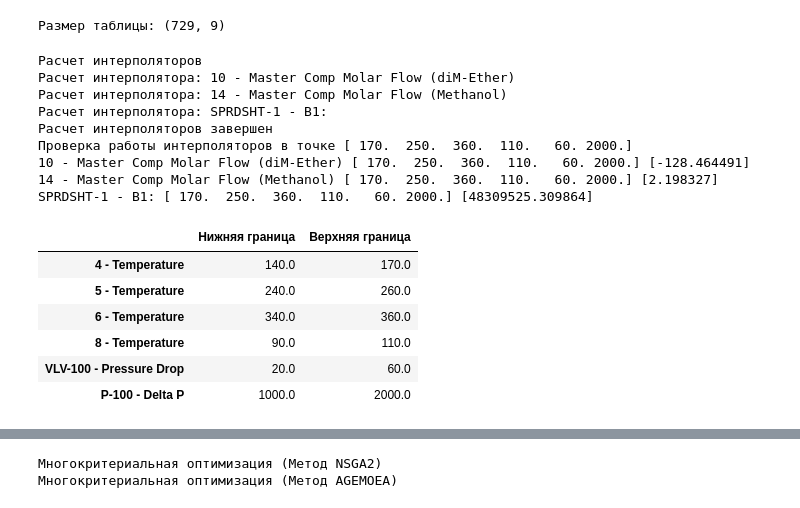
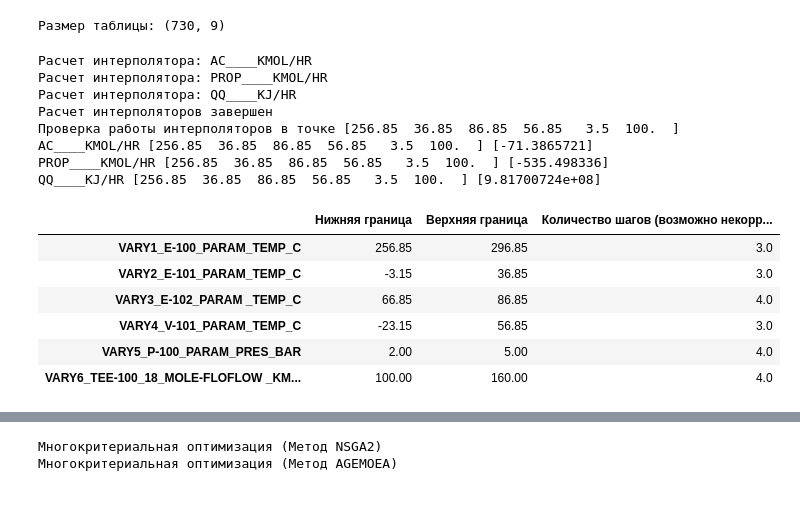
Before and after one commit to BanVacc/aspen_moo, a Jupyter notebook: optimization_linear_interp.ipynb, the cells around one changed output, grey strips where cells are left out. Drawn from its saved outputs; the diff is of its cells as text; code cells hidden in the pictures.

```diff
--- a/optimization_linear_interp.ipynb
+++ b/optimization_linear_interp.ipynb
@@ -1,14 +1,17 @@
+# %%
+# Параметры
+TASK = ['max', 'max', 'min'] # Задача оптимизации
+FILE_PATH = './Other/aceton729.csv'  # Откуда брать файл
+PRINT_PROGRESS = False  # Вывод прогресса
+SAVE_RESULTS = False  # Сохранение результата
 # %%
 # Получение данных
 import pandas as pd
 
-task = ['max', 'min', 'min'] # Задача оптимизации
-file_name = './Hysys/data/hysys729_v2.csv'  # Откуда брать файл
-data_source = pd.read_csv(file_name, sep=',', index_col=0,
+data_source = pd.read_csv(FILE_PATH, sep=',', index_col=0,
                           skiprows=[1]  # Пропуск единиц измерения
-                          ).dropna(
-    axis=1, how='all')  # Чтение файла
-
+                          ).dropna(axis=1, how='all')
+print('Размер таблицы:', data_source.shape)
 
 # pd.options.display.float_format = '{:,.2f}'.format # Если нужно ограничить вывод до 2 знаков после запятой
 column_names = data_source.columns.values  # Получение названий столбцов
@@ -19,72 +22,69 @@ criteria1_column = data_source.iloc[:, 6].astype(float)
 criteria2_column = data_source.iloc[:, 7].astype(float)
 criteria3_column = data_source.iloc[:, 8].astype(float)
 
-print('Размер таблицы:', data_source.shape)
 
 ERROR_VALUE = -32767
-if data_source[data_source == ERROR_VALUE].count().sum() > 0 or data_source.isna().sum().sum()>0:
+if data_source[data_source == ERROR_VALUE].count().sum() > 0 or data_source.isna().sum().sum() > 0:
     print('В таблице есть битые данные')
     print(data_source[data_source == ERROR_VALUE].count())
     print(data_source.isna().sum())
 # %% [output]
-Размер таблицы: (729, 9)
+Размер таблицы: (730, 9)
 # %%
 # Линейная интерполяция
 from scipy.interpolate import LinearNDInterpolator
 import numpy as np
 
 # Создание точек для интерполяции
 points = np.array(params.values)
 
-PRINT_PROGRESS = False  # Вывод прогресса
-SAVE_RESULTS = False  # Сохранение результата
-
 # Псевдовеса,если нужно максимизировать критерий, то умножаем его на -1
-weight = [-1 if s == 'max' else 1 for s in task]
-
-# Границы параметров
-lower_bound = params.min().to_numpy()
-upper_bound = params.max().to_numpy()
+weight = [-1 if i == 'max' else 1 for i in TASK]
 
 # Создание интерполяторов
-print('Расчет интерполяторов')
 print('Расчет интерполятора:', column_names[6])
 criteria1 = LinearNDInterpolator(points, criteria1_column.values * weight[0])
 print('Расчет интерполятора:', column_names[7])
 criteria2 = LinearNDInterpolator(
     points, criteria2_column.values * weight[1])
 print('Расчет интерполятора:', column_names[8])
 criteria3 = LinearNDInterpolator(
     points, criteria3_column.values * weight[2])
 print('Расчет интерполяторов завершен')
 
 test_point = params.sample(1).values[0]
-print('Проверка работы интерполяторов в точке', test_point) # Главное, чтобы просто nan не выдавало
+# Главное, чтобы nan не выдавало
+print('Проверка работы интерполяторов в точке', test_point)
 print(column_names[6], test_point, criteria1(test_point))
 print(column_names[7], test_point, criteria2(test_point))
 print(column_names[8], test_point, criteria3(test_point))
 
-bounds = pd.DataFrame([lower_bound, upper_bound],
+# Границы параметров
+lower_bound = params.min().to_numpy()
+upper_bound = params.max().to_numpy()
+# Количество шагов (может быть некорректно)
+steps = [params[col].unique().size for col in params]
+
+bounds = pd.DataFrame([lower_bound,upper_bound,steps],
                       columns=column_names[0:6],
-                      index=['Нижняя граница', 'Верхняя граница'])
+                      index=['Нижняя граница', 'Верхняя граница', 'Количество шагов (возможно некорректно)'])
 bounds.transpose()
 # %% [output]
-Расчет интерполяторов
-Расчет интерполятора: 10 - Master Comp Molar Flow (diM-Ether)
-Расчет интерполятора: 14 - Master Comp Molar Flow (Methanol)
-Расчет интерполятора: SPRDSHT-1 - B1:
+Расчет интерполятора: AC____KMOL/HR
+Расчет интерполятора: PROP____KMOL/HR
+Расчет интерполятора: QQ____KJ/HR
 Расчет интерполяторов завершен
-Проверка работы интерполяторов в точке [ 170.  250.  360.  110.   60. 2000.]
-10 - Master Comp Molar Flow (diM-Ether) [ 170.  250.  360.  110.   60. 2000.] [-128.464491]
-14 - Master Comp Molar Flow (Methanol) [ 170.  250.  360.  110.   60. 2000.] [2.198327]
-SPRDSHT-1 - B1: [ 170.  250.  360.  110.   60. 2000.] [48309525.309864]
+Проверка работы интерполяторов в точке [256.85  36.85  86.85  56.85   3.5  100.  ]
+AC____KMOL/HR [256.85  36.85  86.85  56.85   3.5  100.  ] [-71.3865721]
+PROP____KMOL/HR [256.85  36.85  86.85  56.85   3.5  100.  ] [-535.498336]
+QQ____KJ/HR [256.85  36.85  86.85  56.85   3.5  100.  ] [9.81700724e+08]
-|  | Нижняя граница | Верхняя граница |
-| 4 - Temperature | 140.0 | 170.0 |
-| 5 - Temperature | 240.0 | 260.0 |
-| 6 - Temperature | 340.0 | 360.0 |
-| 8 - Temperature | 90.0 | 110.0 |
-| VLV-100 - Pressure Drop | 20.0 | 60.0 |
-| P-100 - Delta P | 1000.0 | 2000.0 |
+|  | Нижняя граница | Верхняя граница | Количество шагов (возможно некорр... |
+| VARY1_E-100_PARAM_TEMP_C | 256.85 | 296.85 | 3.0 |
+| VARY2_E-101_PARAM_TEMP_C | -3.15 | 36.85 | 3.0 |
+| VARY3_E-102_PARAM _TEMP_C | 66.85 | 86.85 | 4.0 |
+| VARY4_V-101_PARAM_TEMP_C | -23.15 | 56.85 | 3.0 |
+| VARY5_P-100_PARAM_PRES_BAR | 2.00 | 5.00 | 4.0 |
+| VARY6_TEE-100_18_MOLE-FLOFLOW _KM... | 100.00 | 160.00 | 4.0 |
 # %%
 # Однокритериальная оптимизация
 
```
Also changed, not shown: parts of 4 cells of this notebook.
